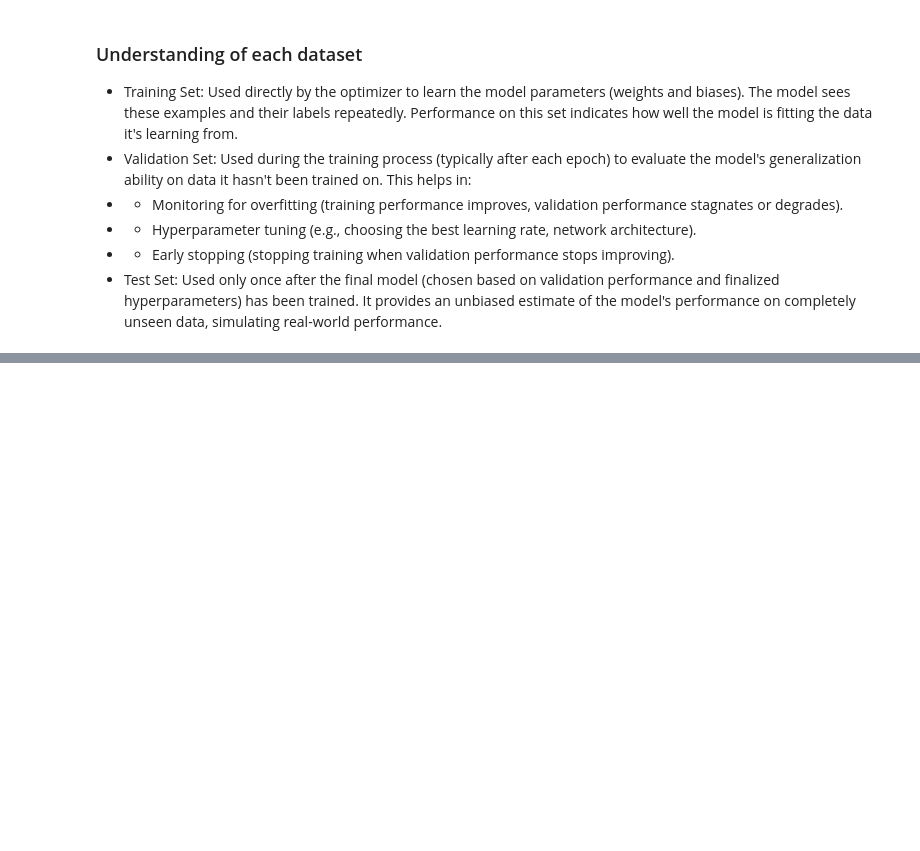
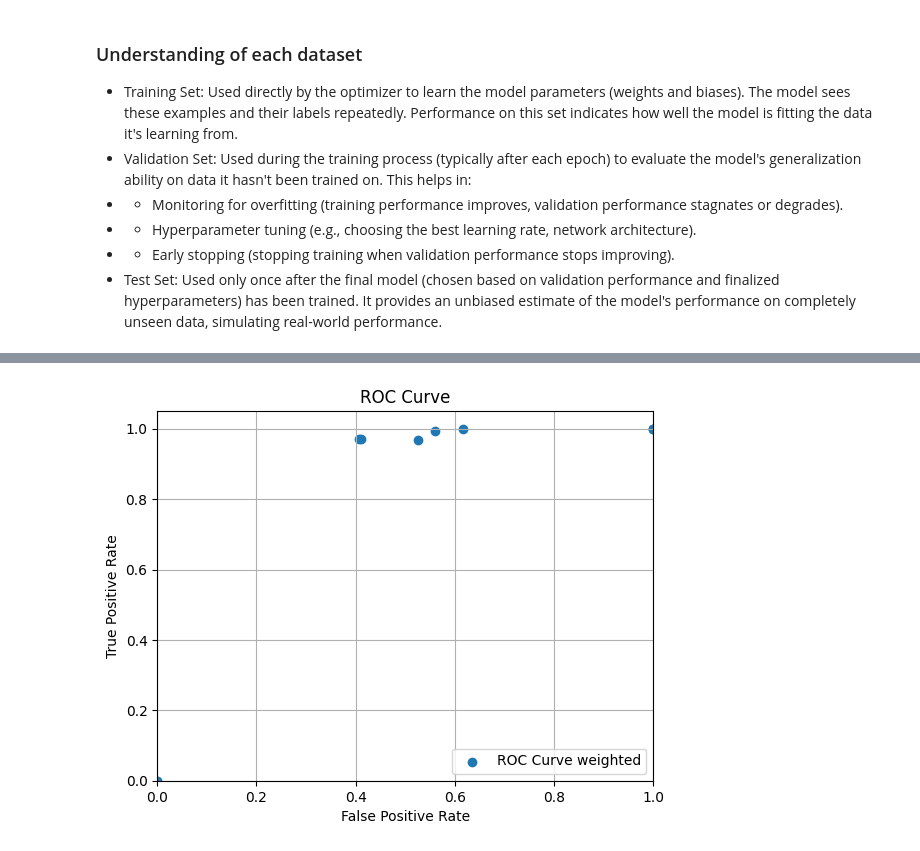
Before and after one commit to katzkid/RoC_Analysis, a Jupyter notebook: medMNIST_explore.ipynb, the cells around one changed output, grey strips where cells are left out. Saved outputs shown, nothing was run; the diff lists cells and outputs as text; code cells hidden in the pictures; blank space fills up the shorter version.

```diff
--- a/medMNIST_explore.ipynb
+++ b/medMNIST_explore.ipynb
@@ -122,8 +122,7 @@ print(label.shape)
 ### Create the dataloaders
 # %%
 BATCH_SIZE = 32
-LEARNING_RATE = 0.001
-NUM_EPOCHS = 2
+LEARNING_RATE = 0.01
 IMAGE_SIZE = 224
 NUM_CLASSES = 1
 NUM_CHANNELS = 1
@@ -460,0 +468,4 @@ plt.show()
+# %%
+NUM_CLASSIFIERS = 10
+w = np.linspace(0.001, 0.999, NUM_CLASSIFIERS, endpoint=True)
+pos_weights = w/(1-w)
@@ -460,0 +536,16 @@ plt.show()
+# %%
+#plot the roc curve
+import matplotlib.pyplot as plt
+plt.figure
+plt.title("ROC Curve")
+plt.xlabel("False Positive Rate")
+plt.ylabel("True Positive Rate")
+plt.scatter(fpr_weighted, tpr_weighted, label="ROC Curve weighted")
+#plt.fill_between(test_roc[0].cpu(), test_roc[1].cpu(), alpha=0.2)
+plt.xlim([0.0, 1.0])
+plt.ylim([0.0, 1.05])
+plt.grid()
+plt.legend(loc="lower right")
+plt.show()
+# %% [output]
+[figure, added]
```
Also changed, not shown: parts of 9 cells of this notebook.
